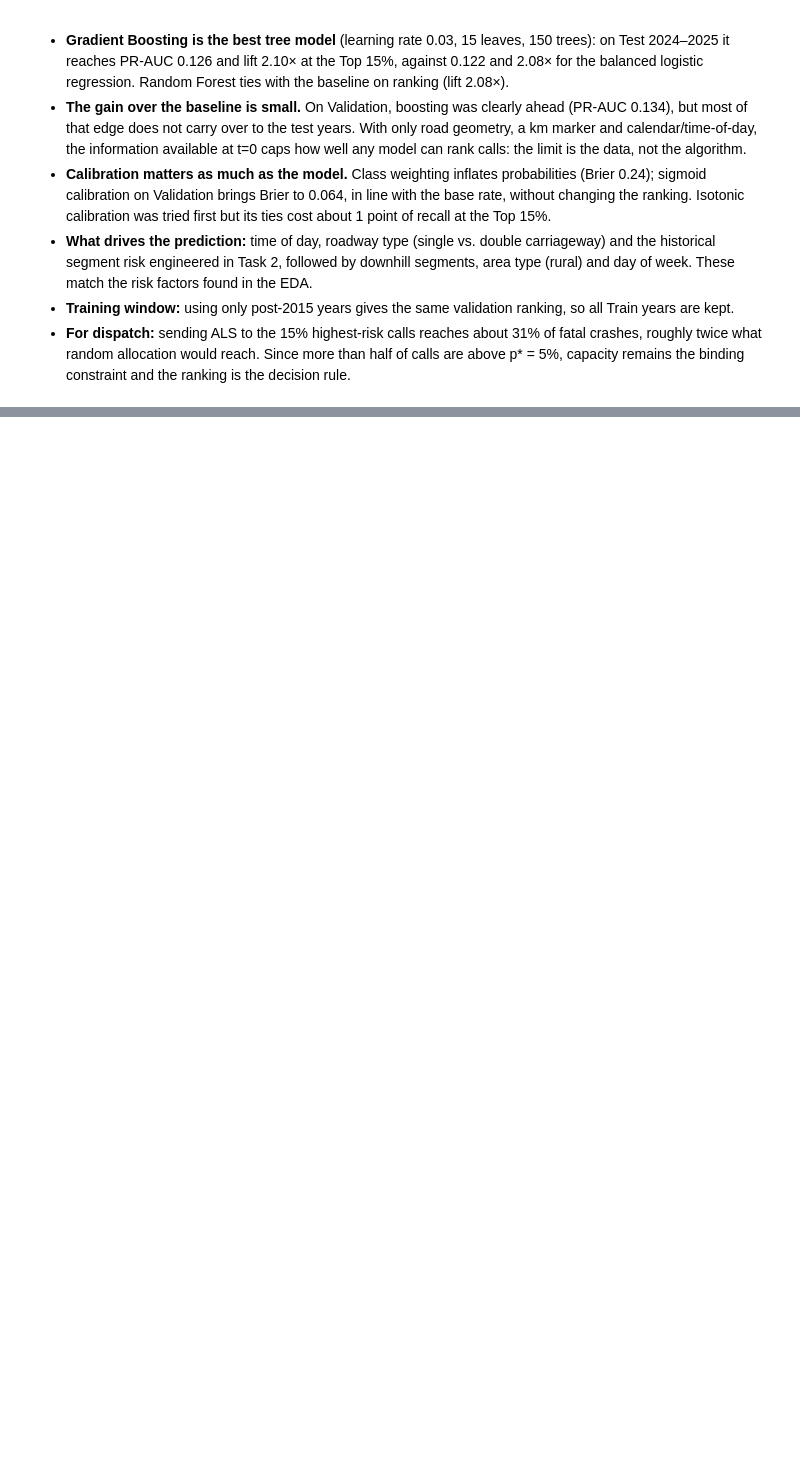
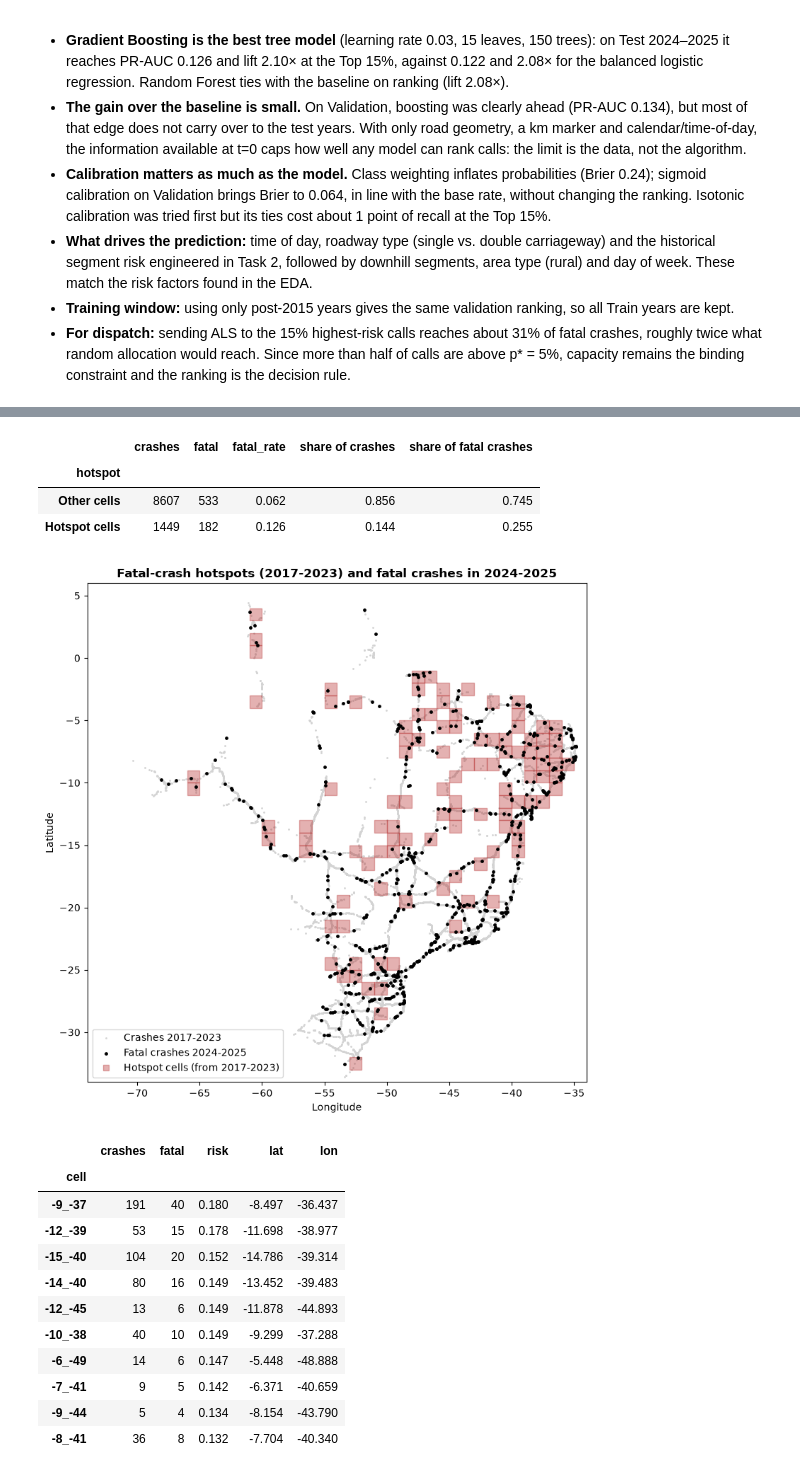
Before and after one commit to samuelbarrezueta/predictive-analytics-forecasting, a Jupyter notebook: notebooks/Task3_Predictive_Modelling.ipynb, the cells around one changed output, grey strips where cells are left out. Cells and saved outputs as stored; diff of their text form; code cells hidden in the pictures; blank space fills up the shorter version.

```diff
--- a/notebooks/Task3_Predictive_Modelling.ipynb
+++ b/notebooks/Task3_Predictive_Modelling.ipynb
@@ -504,0 +702,15 @@ Calls above p* = 5%: 57.8% of test calls (capacity 15%), so the Top-15% ranking
+# %%
+final_models = {
+    "Dummy (Baseline)": (None, "Dummy (Baseline)"),
+    "Balanced LR + calibration": (logreg.predict_proba(val[BASE_FEATURES])[:, 1], "Balanced LR + isotonic calibration"),
+    "Random Forest + calibration": (rf.predict_proba(X_val)[:, 1], "Random Forest + sigmoid calibration"),
+    "Gradient Boosting + calibration": (hgb.predict_proba(X_val)[:, 1], "Gradient Boosting + sigmoid calibration"),
+    "LDA + calibration": (lda.predict_proba(X_val)[:, 1], "LDA + sigmoid calibration"),
+    "MLP (5-bag) + calibration": (mlp.predict_proba(X_val)[:, 1], "MLP (5-bag) + sigmoid calibration"),
+}
+final = pd.DataFrame({
+    name: {"PR-AUC (val)": y_val.mean() if p_val is None else average_precision_score(y_val, p_val),
+           **results.loc[row].add_suffix(" (test)")}
+    for name, (p_val, row) in final_models.items()
+}).T.sort_values("PR-AUC (val)", ascending=False)
+final.round(4)
@@ -504,0 +875,48 @@ Calls above p* = 5%: 57.8% of test calls (capacity 15%), so the Top-15% ranking
+# %%
+test_gps = test[test["cell"] != "outside"].copy()
+test_gps["hotspot"] = test_gps["cell"].map(cells["hotspot"]).fillna(False).astype(bool)
+
+persistence = test_gps.groupby("hotspot")["is_fatal"].agg(crashes="size", fatal="sum", fatal_rate="mean")
+persistence["share of crashes"] = persistence["crashes"] / persistence["crashes"].sum()
+persistence["share of fatal crashes"] = persistence["fatal"] / persistence["fatal"].sum()
+persistence.index = persistence.index.map({True: "Hotspot cells", False: "Other cells"})
+persistence.round(3)
+# %% [output]
+|  | crashes | fatal | fatal_rate | share of crashes | share of fatal crashes |
+| hotspot |  |  |  |  |  |
+| Other cells | 8607 | 533 | 0.062 | 0.856 | 0.745 |
+| Hotspot cells | 1449 | 182 | 0.126 | 0.144 | 0.255 |
+# %%
+fig, ax = plt.subplots(figsize=(8, 8))
+ax.scatter(history["lon"], history["lat"], s=1, color="lightgrey", label="Crashes 2017-2023")
+hot = cells[cells["hotspot"]]
+for (row, col) in (map(int, c.split("_")) for c in hot.index):
+    ax.add_patch(plt.Rectangle((col * CELL_DEG, row * CELL_DEG), CELL_DEG, CELL_DEG,
+                               facecolor="firebrick", alpha=0.35, edgecolor="firebrick"))
+fatal_test = test_gps[test_gps["is_fatal"] == 1]
+ax.scatter(fatal_test["lon"], fatal_test["lat"], s=6, color="black", label="Fatal crashes 2024-2025")
+ax.plot([], [], "s", color="firebrick", alpha=0.35, label="Hotspot cells (from 2017-2023)")
+ax.set_xlim(-74, -34)
+ax.set_ylim(-34, 6)
+ax.set_aspect("equal")
+ax.set_xlabel("Longitude")
+ax.set_ylabel("Latitude")
+ax.set_title("Fatal-crash hotspots (2017-2023) and fatal crashes in 2024-2025", fontweight="bold")
+ax.legend(loc="lower left")
+plt.tight_layout()
+plt.show()
+cells.loc[cells["hotspot"], ["crashes", "fatal", "risk", "lat", "lon"]].head(10).round(3)
+# %% [output]
+[figure, added]
+|  | crashes | fatal | risk | lat | lon |
+| cell |  |  |  |  |  |
+| -9_-37 | 191 | 40 | 0.180 | -8.497 | -36.437 |
+| -12_-39 | 53 | 15 | 0.178 | -11.698 | -38.977 |
+| -15_-40 | 104 | 20 | 0.152 | -14.786 | -39.314 |
+| -14_-40 | 80 | 16 | 0.149 | -13.452 | -39.483 |
+| -12_-45 | 13 | 6 | 0.149 | -11.878 | -44.893 |
+| -10_-38 | 40 | 10 | 0.149 | -9.299 | -37.288 |
+| -6_-49 | 14 | 6 | 0.147 | -5.448 | -48.888 |
+| -7_-41 | 9 | 5 | 0.142 | -6.371 | -40.659 |
+| -9_-44 | 5 | 4 | 0.134 | -8.154 | -43.790 |
+| -8_-41 | 36 | 8 | 0.132 | -7.704 | -40.340 |
```
Also changed, not shown: parts of 35 cells of this notebook, 9 other files.
